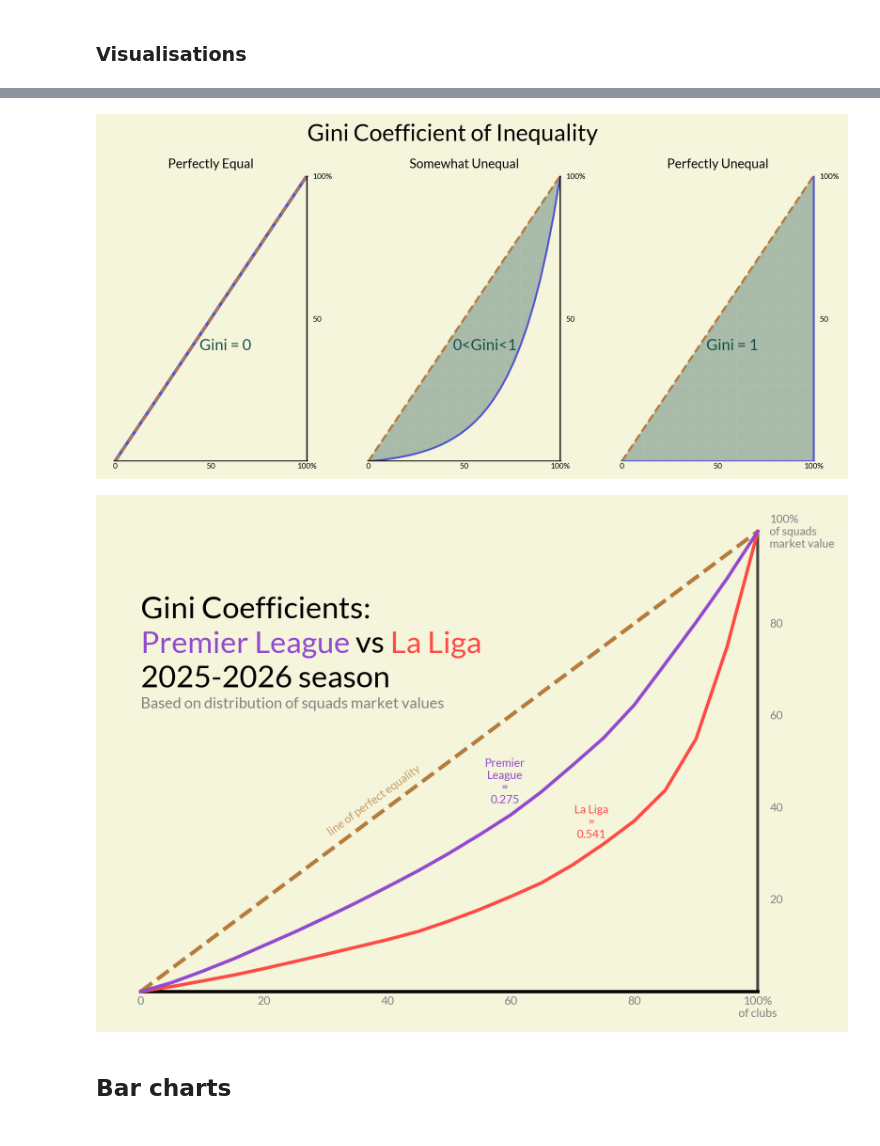
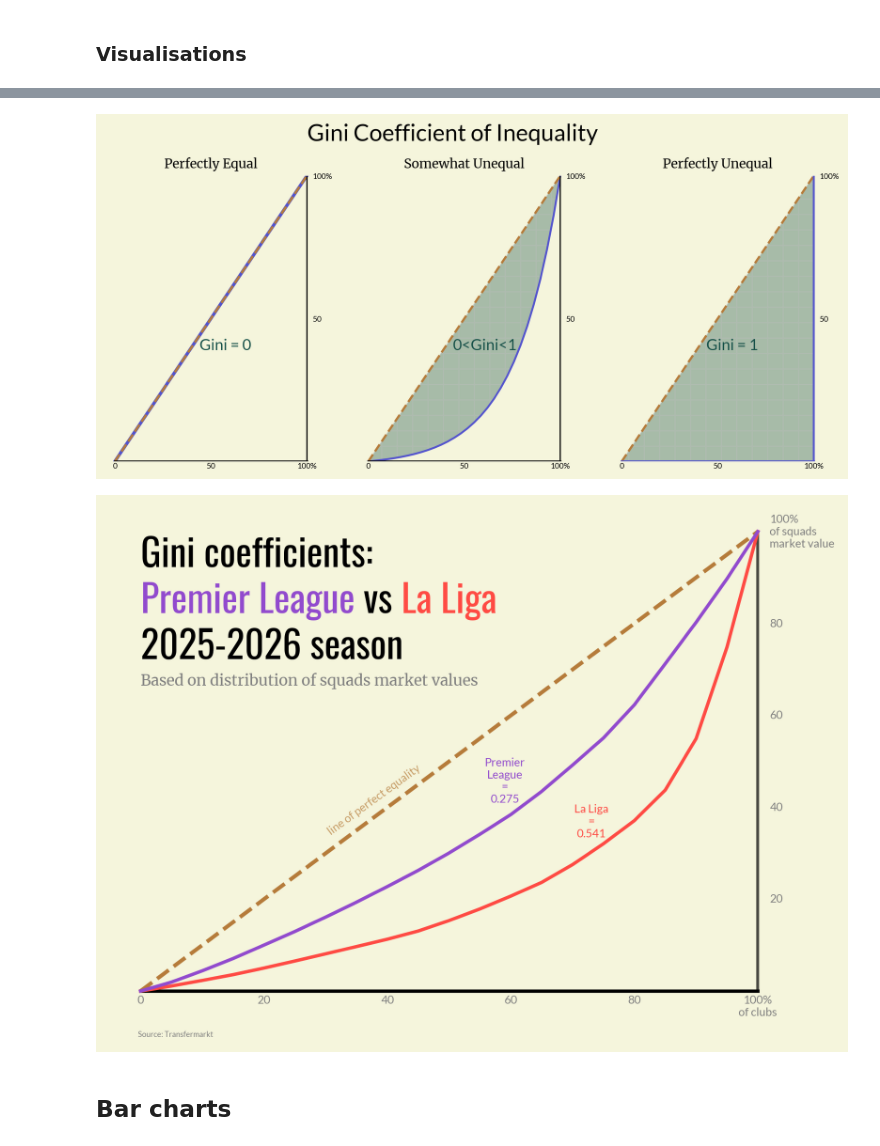
Before and after one commit to ben-baror/top5-eu-leagues-squad-values, a Jupyter notebook: notebooks/data_cleaning_visualisation.ipynb, the cells around one changed output, grey strips where cells are left out. Drawn from its saved outputs; the diff is of its cells as text; code cells hidden in the pictures.

```diff
--- a/notebooks/data_cleaning_visualisation.ipynb
+++ b/notebooks/data_cleaning_visualisation.ipynb
@@ -47,6 +47,8 @@ for file in glob.glob('../data/*.csv'):
 ## Colors and fonts
 # %%
 font = load_google_font('Lato')
+title = load_google_font('Oswald')
+subheader = load_google_font('Merriweather')
 background_c = '#F5F5DC'
 league_colors = ['#D10214', '#0578FF', '#FF4B44', '#924bce', '#b7e204']
 #                    DE         IT       ES         EN          FR
@@ -363,7 +315,7 @@ titles = ['Perfectly Equal','Somewhat Unequal','Perfectly Unequal']
 callouts = ['Gini = 0','0<Gini<1', 'Gini = 1']
 for i, (title,callout) in enumerate(zip(titles, callouts)):
     axs[i].set_title(label = title,
-                     font = font)
+                     font = subheader)
     axs[i].text(x= 0.44, y = 0.39, s = callout,
                 c = cmap.colors[-2], rotation =0,
                 size = 12, font = font)
@@ -379,7 +331,7 @@ fig.text(x = 0.5, y = 0.975,
          font = font, fontsize = 18, ha='center')
 fig.set_facecolor(background_c)
 # %% [output]
-[figure, old version]
+[figure, new version]
 # %%
 per = np.linspace(0, 1, 21)
 imper = np.array([0]*21)
@@ -411,38 +363,42 @@ ax.plot(quin, la_liga_cumsum,
         lw = 1.75, color = league_colors[-3])
 ax.text(0.73,0.335,'La Liga\n=\n0.541',
         font = font, color = league_colors[-3],
         fontsize = 6, ha = 'center')
 ax.plot(quin, epl_cumsum,
         lw = 1.75, color = league_colors[-2])
 ax.text(0.59,0.41,'Premier\nLeague\n=\n0.275',
         font = font, color = league_colors[-2],
         fontsize = 6, ha = 'center')
 
 ax.set_yticks(np.arange(0,1.1,0.1),
               ['','',20,'',40,'',60,'',80,'','100%\nof squads\nmarket value'],
               va = 'center', font = font, fontsize = 6, color = 'grey')
 ax.set_xticks(np.arange(0,1.1,0.1),
               [0,'',20,'',40,'',60,'',80,'','100%\nof clubs'],
               font = font, fontsize = 6, color = 'grey')
 
 
 ax.yaxis.set_label_position("right")
 ax.yaxis.label.set(rotation='horizontal', ha='left')
 ax.yaxis.tick_right()
 ax.tick_params(pad = -10, length = 0)
 ax.spines[:].set_visible(False)
 
-ax_text(0, 0.86, 'Gini Coefficients:\n<Premier League> vs <La Liga>\n2025-2026 season',
+ax_text(0, 0.99, 'Gini coefficients:\n<Premier League> vs <La Liga>\n2025-2026 season',
         highlight_textprops=[{'color':league_colors[-2]}, {'color':league_colors[-3]}],
-       ha = 'left', font = font, fontsize = 16)
+       ha = 'left', font = title, fontsize = 20)
 
-ax_text(0, 0.64, 'Based on distribution of squads market values',
-       ha = 'left', font = font, fontsize = 8, color = 'grey')
+ax_text(0, 0.6925, 'Based on distribution of squads market values',
+       ha = 'left', font = subheader, fontsize = 8, color = 'grey')
+
+fig.text(0.2,0.075, s = "Source: Transfermarkt",
+           ha = 'center', font = font, fontsize = 4, color = 'grey')
+
 
 ax.set_facecolor(background_c)
 fig.set_facecolor(background_c)
 # %% [output]
-[figure, old version]
+[figure, new version]
 # %% [markdown]
 ## Bar charts
 # %% [markdown]
```
Also changed, not shown: parts of 10 cells of this notebook, 18 other files.
